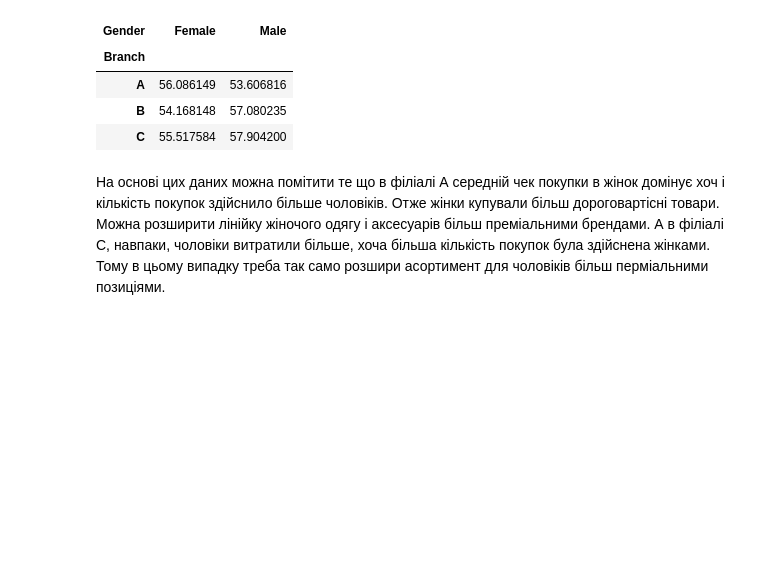
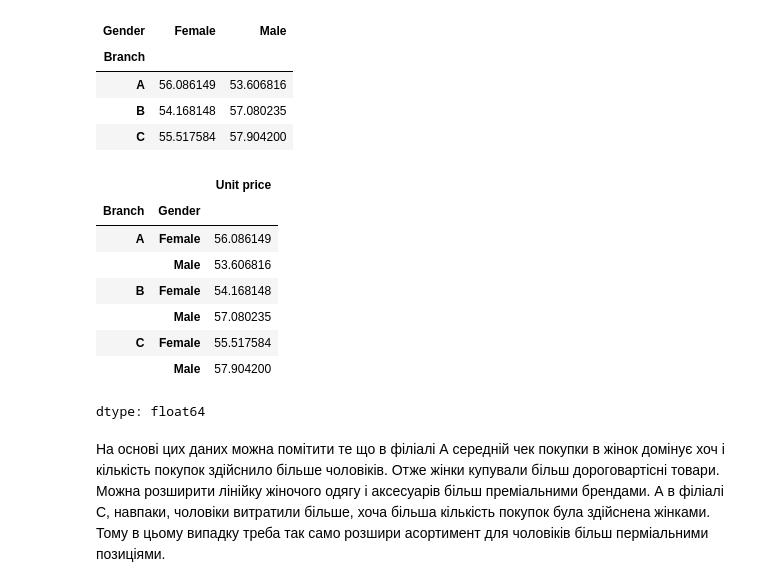
Before and after one commit to IraKukharuk/Python_hometasks, a Jupyter notebook: hw_3_4_apply,_groupby,_pivot_table IK.ipynb, the cells around one changed output. Drawn from its saved outputs; the diff is of its cells as text; code cells hidden in the pictures; blank space fills up the shorter version.

```diff
--- a/hw_3_4_apply,_groupby,_pivot_table IK.ipynb
+++ b/hw_3_4_apply,_groupby,_pivot_table IK.ipynb
@@ -125,6 +137,18 @@ mean_unit_price
 | A | 56.086149 | 53.606816 |
 | B | 54.168148 | 57.080235 |
 | C | 55.517584 | 57.904200 |
+# %%
+df.groupby(by=['Branch', 'Gender'])['Unit price'].mean()
+# %% [output]
+|  |  | Unit price |
+| Branch | Gender |  |
+| A | Female | 56.086149 |
+|  | Male | 53.606816 |
+| B | Female | 54.168148 |
+|  | Male | 57.080235 |
+| C | Female | 55.517584 |
+|  | Male | 57.904200 |
+dtype: float64
 # %% [markdown]
 На основі цих даних можна помітити те що в філіалі А середній чек покупки в жінок домінує хоч і кількість покупок здійснило більше чоловіків. Отже жінки купували більш дороговартісні товари. Можна розширити лінійку жіночого одягу і аксесуарів більш преміальними брендами.
 А в філіалі С, навпаки, чоловіки витратили більше, хоча більша кількість покупок була здійснена жінками. Тому в цьому випадку треба так само розшири асортимент для чоловіків більш перміальними позиціями.
```
Also changed, not shown: parts of 1 cell of this notebook.
